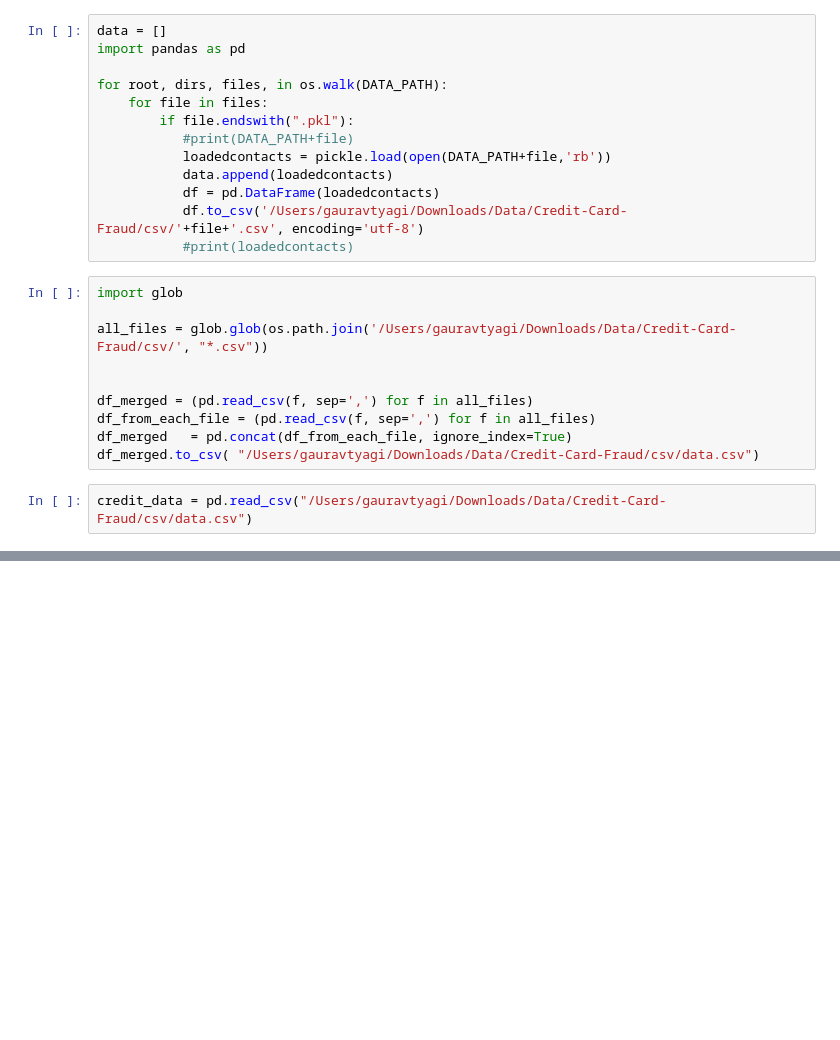
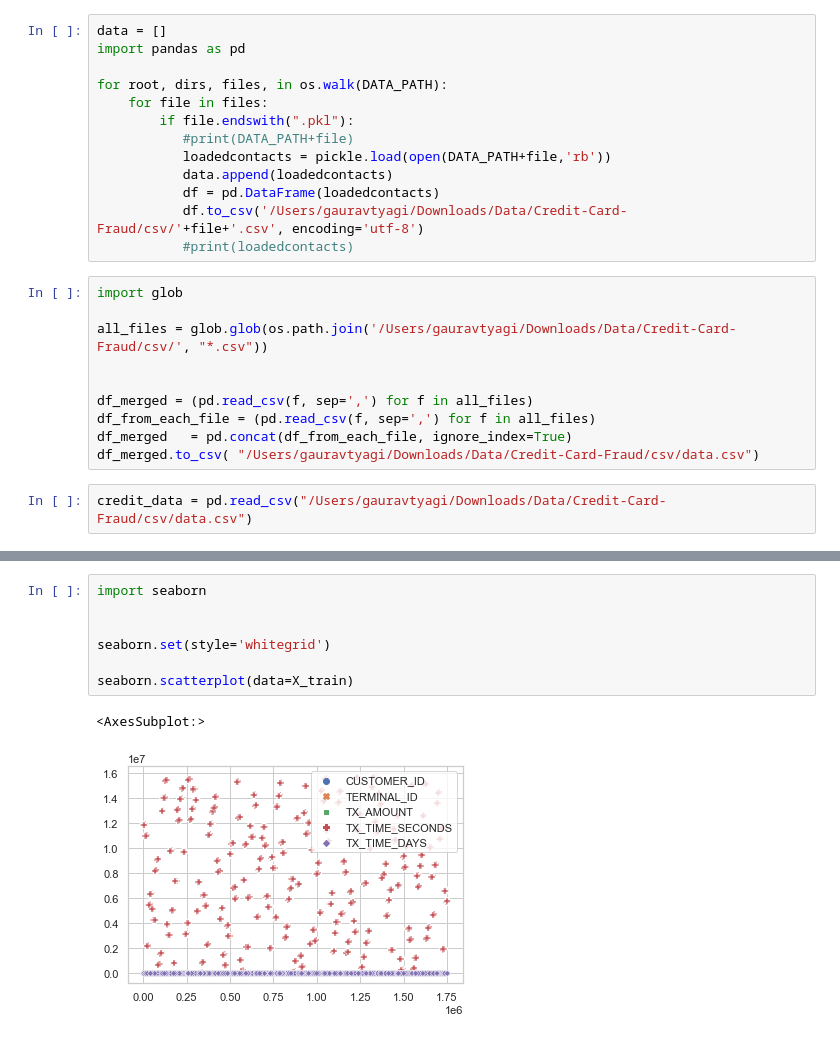
Before and after one commit to Tyagi123/Kaggle_Test, a Jupyter notebook: Credit-Card-Fraud.ipynb, the cells around one changed output, grey strips where cells are left out. Drawn from its saved outputs; the diff is of its cells as text; blank space fills up the shorter version.

```diff
--- a/Credit-Card-Fraud.ipynb
+++ b/Credit-Card-Fraud.ipynb
@@ -88,0 +144,10 @@ Name: TX_FRAUD_SCENARIO, dtype: int64
+# %%
+import seaborn
+
+
+seaborn.set(style='whitegrid')
+
+seaborn.scatterplot(data=X_train)
+# %% [output]
+<AxesSubplot:>
+[figure, added]
```
Also changed, not shown: parts of 17 cells of this notebook.
